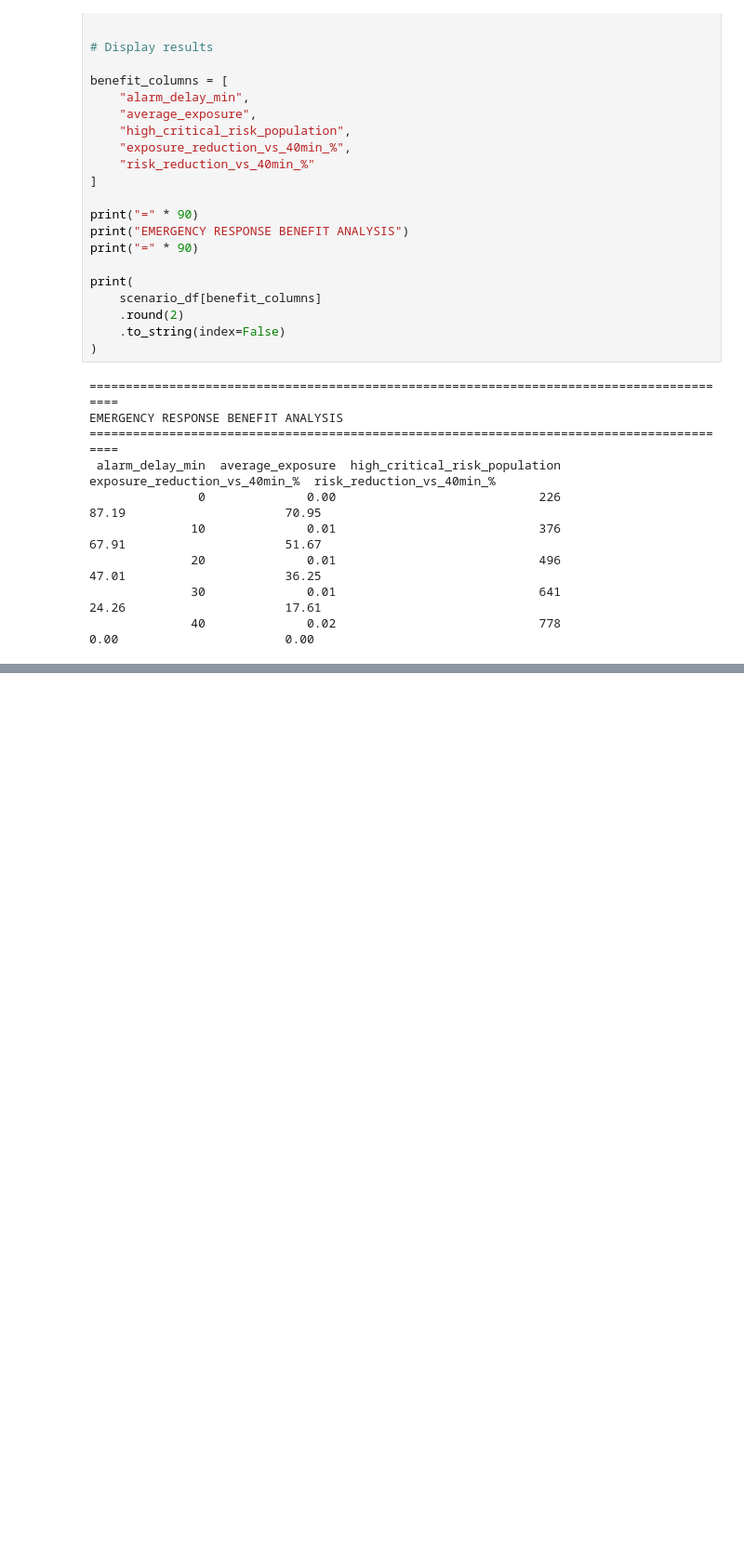
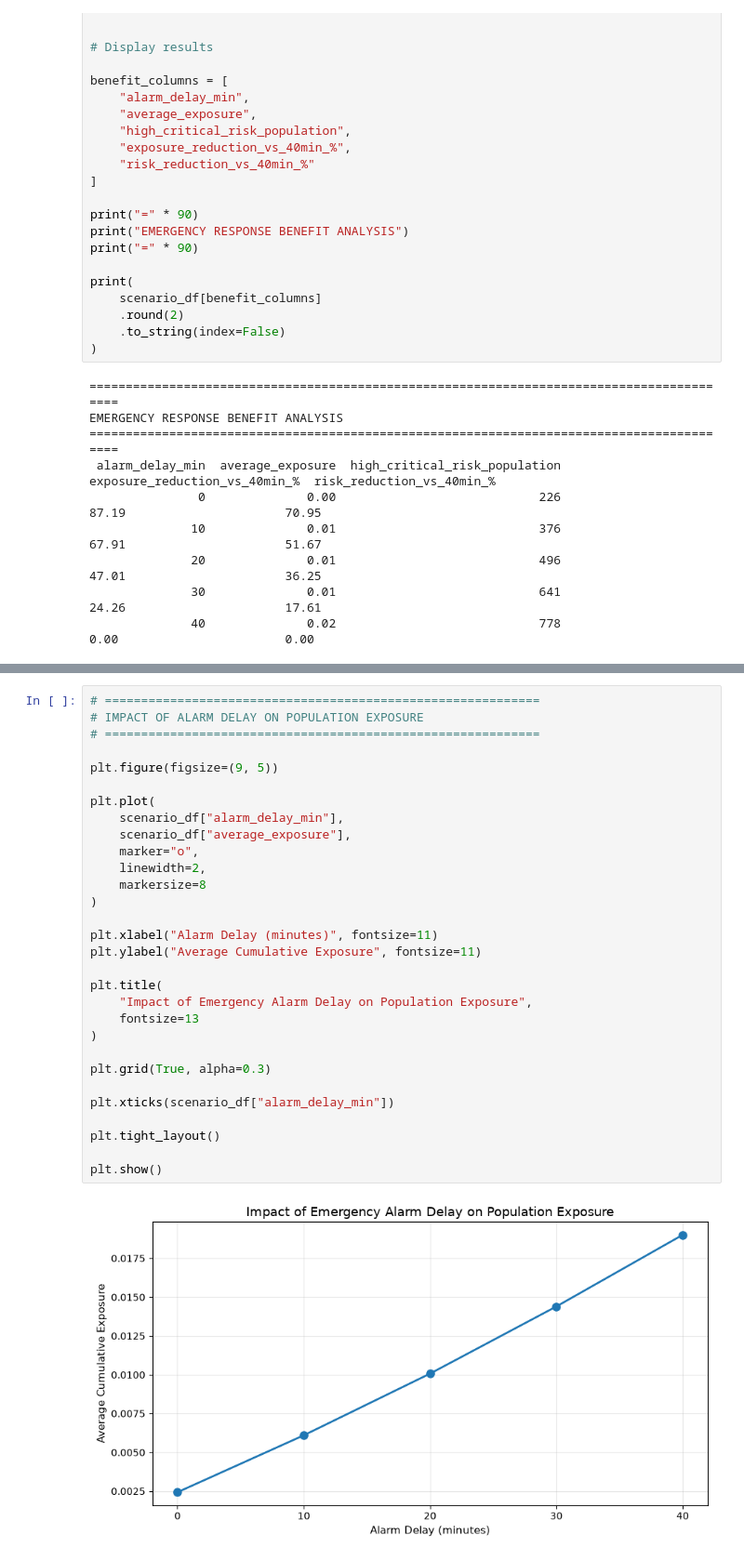
Before and after one commit to abhisarthak/bhopal-gas-tragedy-analysis, a Jupyter notebook: notebooks/01_integrated_simulation.ipynb, the cells around one changed output, grey strips where cells are left out. Shown at 93% size. Saved outputs shown, nothing was run; the diff lists cells and outputs as text; blank space fills up the shorter version.

```diff
--- a/notebooks/01_integrated_simulation.ipynb
+++ b/notebooks/01_integrated_simulation.ipynb
@@ -1297,0 +1325,32 @@ EMERGENCY RESPONSE BENEFIT ANALYSIS
+# %%
+# ============================================================
+# IMPACT OF ALARM DELAY ON POPULATION EXPOSURE
+# ============================================================
+
+plt.figure(figsize=(9, 5))
+
+plt.plot(
+    scenario_df["alarm_delay_min"],
+    scenario_df["average_exposure"],
+    marker="o",
+    linewidth=2,
+    markersize=8
+)
+
+plt.xlabel("Alarm Delay (minutes)", fontsize=11)
+plt.ylabel("Average Cumulative Exposure", fontsize=11)
+
+plt.title(
+    "Impact of Emergency Alarm Delay on Population Exposure",
+    fontsize=13
+)
+
+plt.grid(True, alpha=0.3)
+
+plt.xticks(scenario_df["alarm_delay_min"])
+
+plt.tight_layout()
+
+plt.show()
+# %% [output]
+[figure, added]
```
Also changed, not shown: parts of 5 cells of this notebook.
